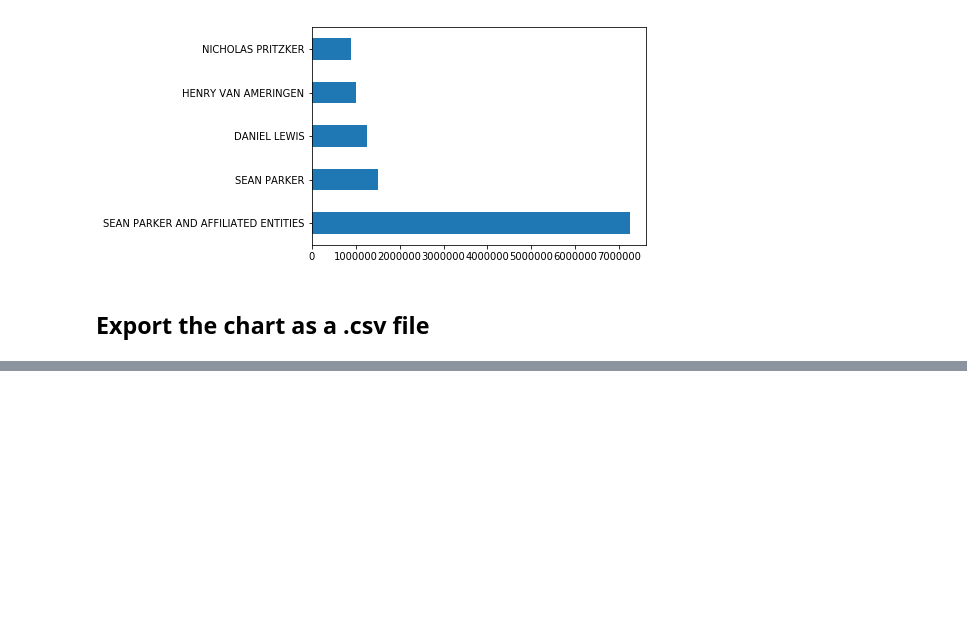
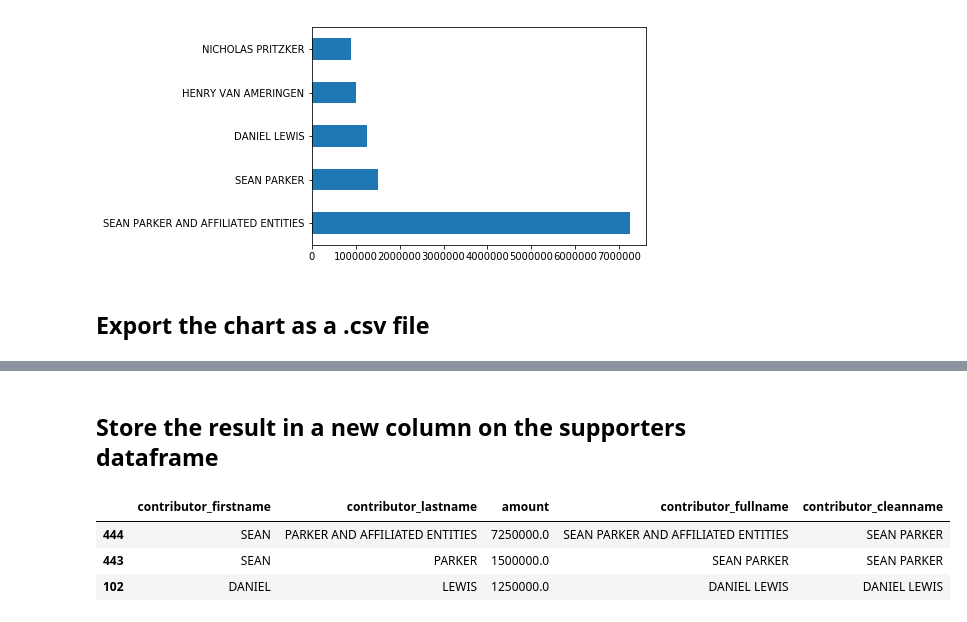
Before and after one commit to kcalawson/first-python-notebook, a Jupyter notebook: prop-64-analysis.ipynb, the cells around one changed output, grey strips where cells are left out. Cells and saved outputs as stored; diff of their text form; code cells hidden in the pictures; blank space fills up the shorter version.

```diff
--- a/prop-64-analysis.ipynb
+++ b/prop-64-analysis.ipynb
@@ -415,0 +439,2 @@ top_supporters.head(5).to_csv("top_supporters.csv")
+# %% [markdown]
+## Store the result in a new column on the supporters dataframe
@@ -415,0 +443,7 @@ top_supporters.head(5).to_csv("top_supporters.csv")
+# %%
+top_supporters.head(3)
+# %% [output]
+|  | contributor_firstname | contributor_lastname | amount | contributor_fullname | contributor_cleanname |
+| 444 | SEAN | PARKER AND AFFILIATED ENTITIES | 7250000.0 | SEAN PARKER AND AFFILIATED ENTITIES | SEAN PARKER |
+| 443 | SEAN | PARKER | 1500000.0 | SEAN PARKER | SEAN PARKER |
+| 102 | DANIEL | LEWIS | 1250000.0 | DANIEL LEWIS | DANIEL LEWIS |
```
Also changed, not shown: parts of 7 cells of this notebook, 1 other file.
